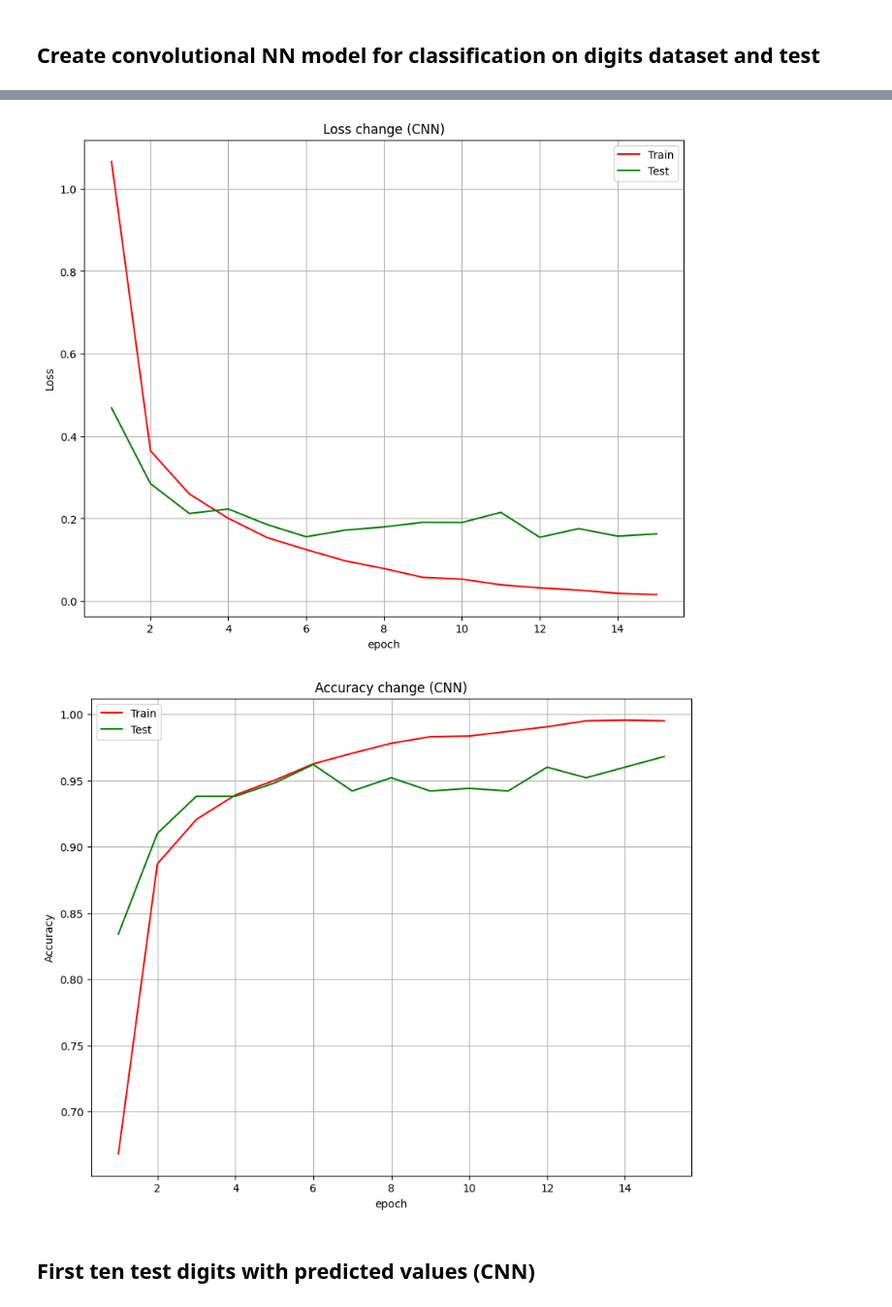
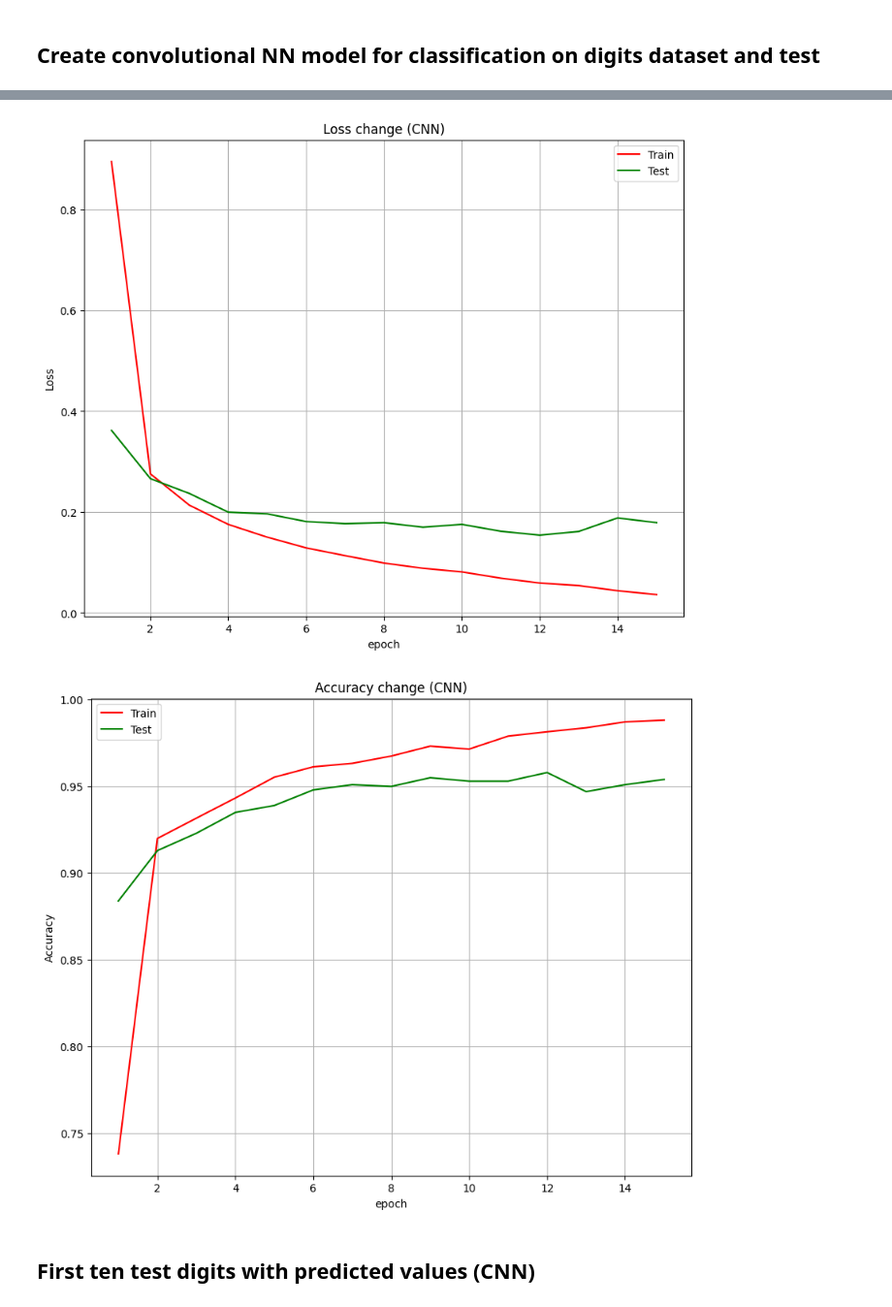
Before and after one commit to Vladfsociety/vladk-neural-network, a Jupyter notebook: notebooks/CNN.ipynb, the cells around one changed output, grey strips where cells are left out. Shown at 97% size. Cells and saved outputs as stored; diff of their text form; code cells hidden in the pictures.

```diff
--- a/notebooks/CNN.ipynb
+++ b/notebooks/CNN.ipynb
@@ -111,9 +111,9 @@ def get_digits_data():
             }
         )
 
-    random.seed(3)
+    random.seed(5)
     random.shuffle(dataset)
-    return dataset[:2000], dataset[2000:2500]
+    return dataset[:4000], dataset[4000:5000]
 # %% [markdown]
 ## Create simple NN model for classification on digits dataset and test
 # %%
@@ -208,9 +208,9 @@ def get_digits_data_cnn():
             }
         )
 
-    random.seed(3)
+    random.seed(5)
     random.shuffle(dataset)
-    return dataset[:2000], dataset[2000:2500]
+    return dataset[:4000], dataset[4000:5000]
 # %% [markdown]
 ## Create convolutional NN model for classification on digits dataset and test
 # %%
@@ -219,7 +219,7 @@ train_data, test_data = get_digits_data_cnn()
 layers = [
     Convolutional(LeakyRelu(), filters_num=4, kernel_size=3, padding_type="same"),
     MaxPool2D(),
-    Convolutional(LeakyRelu(), filters_num=16, kernel_size=3),
+    Convolutional(LeakyRelu(), filters_num=8, kernel_size=3, padding_type="same"),
     MaxPool2D(),
     Flatten(),
     FullyConnected(64, LeakyRelu()),
@@ -228,7 +228,7 @@ layers = [
 cnn = NeuralNetwork(
     Input3D((1, 28, 28)),
     layers,
-    optimizer=Adam(learning_rate=0.0002),
+    optimizer=Adam(learning_rate=0.0005),
     loss=CategoricalCrossEntropy(),
     metric=AccuracyOneHot(),
     convert_prediction='argmax',
@@ -238,7 +238,7 @@ cnn = NeuralNetwork(
 start_time = time.time()
 
 epochs = 15
-history = cnn.fit(train_data, test_data, epochs=epochs, batch_size=1, verbose=True)
+history = cnn.fit(train_data, test_data, epochs=epochs, batch_size=2, verbose=True)
 
 print("--- %s seconds ---" % (time.time() - start_time))
 
@@ -272,5 +272,5 @@ Epoch: 15/15, train loss: 0.0158, train Accuracy: 0.995, test loss: 0.1631, test
-[figure, old version]
+[figure, new version]
-[figure, old version]
+[figure, new version]
 # %% [markdown]
 ## First ten test digits with predicted values (CNN)
 # %%
```
Also changed, not shown: parts of 4 cells of this notebook, 4 other files.
